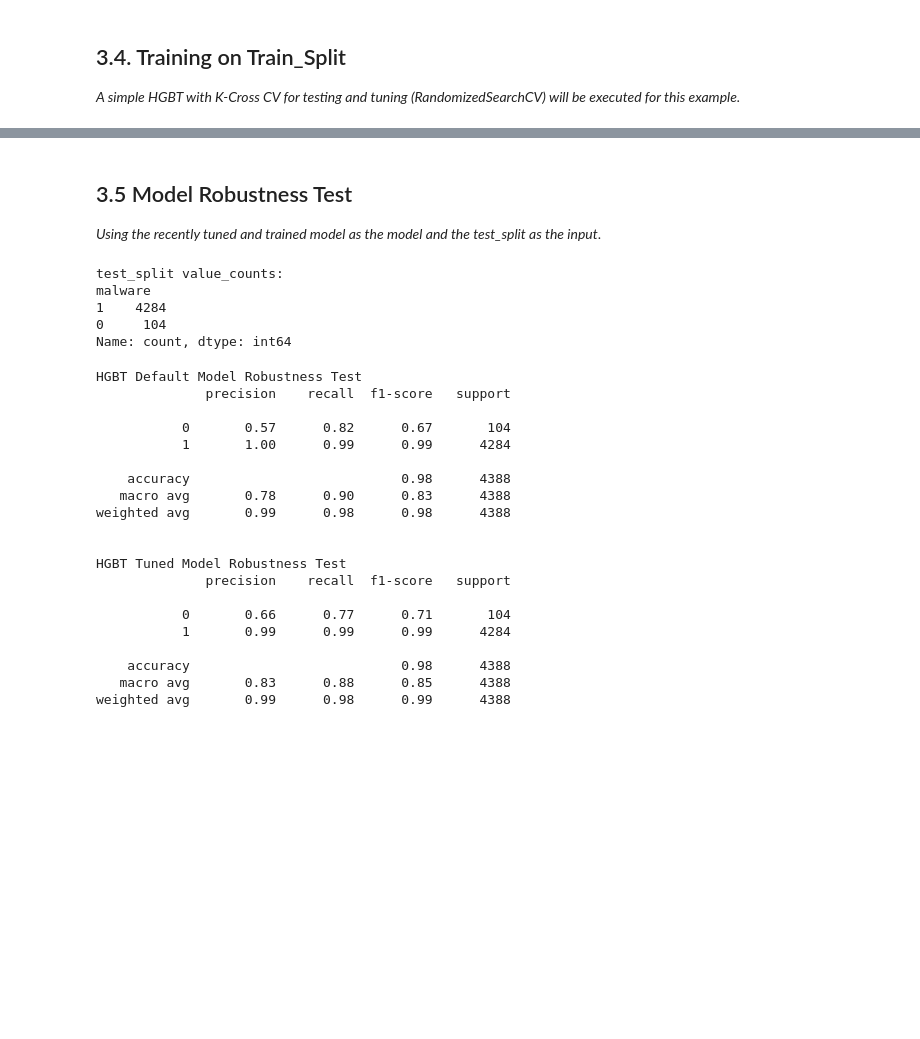
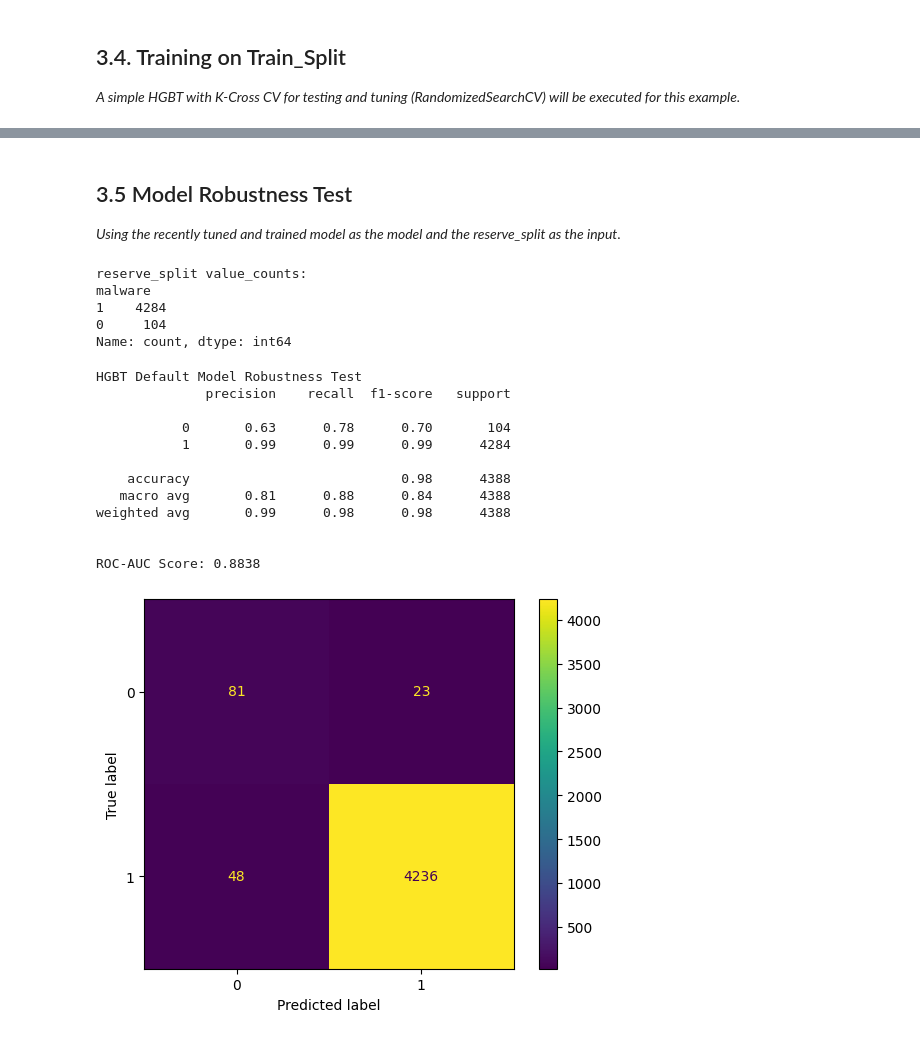
Before and after one commit to jm55/THESIS, a Jupyter notebook: ML Test/Balancing Oliveira/Balancing_Oliveira.ipynb, the cells around one changed output, grey strips where cells are left out. Cells and saved outputs as stored; diff of their text form; code cells hidden in the pictures; blank space fills up the shorter version.

```diff
--- a/ML Test/Balancing Oliveira/Balancing_Oliveira.ipynb
+++ b/ML Test/Balancing Oliveira/Balancing_Oliveira.ipynb
@@ -344,14 +346,14 @@ oli.head()
 X = oli.iloc[:,0:101] #features
 y = oli.iloc[:,101] #label
 
-#Splitting to train_split and test_split
+#Splitting to train_split and reserve_split
 X_train, X_test, y_train, y_test = train_test_split(X, y, test_size=0.10, random_state=1)
 
 #Building train_split dataframe.
 train_split = pd.concat([X_train,y_train.copy()], axis=1)
 
-#Building test_split dataframe.
-test_split = pd.concat([X_test,y_test.copy()], axis=1)
+#Building reserve_split dataframe.
+reserve_split = pd.concat([X_test,y_test.copy()], axis=1)
 # %%
 print("train_split shape:", train_split.shape)
 print("train_split value_counts:")
@@ -505,7 +507,7 @@ def kfolds(X,y,model):
     return sublist
 
 def auto_tune(setup, model, X_train, y_train, X_test, worker=-1):
-    auto_tuner = RandomizedSearchCV(model, setup, refit=True, cv=5, verbose=2, n_jobs=worker, error_score=0, random_state=1)
+    auto_tuner = RandomizedSearchCV(model, setup, refit=True, cv=5, verbose=1, n_jobs=worker, error_score=0, random_state=1)
     auto_tuner.fit(X_train,y_train)
     auto_tuner.predict(X_test)
     return auto_tuner.best_params_
@@ -516,9 +518,9 @@ def model_test(X, y , X_train, X_test, y_train, y_test, model, model_label):
     model.fit(X_train, y_train)
     print(f"Completed! - {time.time()-start:.4f}s")
     y_pred = model.predict(X_test)
-    print(classification_report(y_test, y_pred),"\n")
+    print(classification_report(y_test, y_pred, digits=4),"\n")
     #K-Folds prior to tuning.
-    for s in kfolds(X_test,y_test,model):
+    for s in kfolds(X, y, model):
         print(s)
     return model
 # %%
@@ -620,46 +598,43 @@ Fold: 0 - 22.672250986099243 seconds
 # %% [markdown]
 ## 3.5 Model Robustness Test
 
-*Using the recently tuned and trained model as the model and the test_split as the input*.
+*Using the recently tuned and trained model as the model and the reserve_split as the input*.
 # %%
-print("test_split value_counts:")
-print(test_split['malware'].value_counts())
+print("reserve_split value_counts:")
+print(reserve_split['malware'].value_counts())
 # %% [output]
-test_split value_counts:
+reserve_split value_counts:
 malware
 1    4284
 0     104
 Name: count, dtype: int64
 # %%
 #These two are effectively X_test and y_test
-X = test_split.iloc[:,1:101]
-y = test_split.iloc[:,101]
+X = reserve_split.iloc[:,1:101]
+y = reserve_split.iloc[:,101]
 
 y_pred = hgbt.predict(X)
 print("HGBT Default Model Robustness Test")
 print(classification_report(y, y_pred),"\n")
 
-y_pred = hgbt_t.predict(X)
-print("HGBT Tuned Model Robustness Test")
-print(classification_report(y, y_pred),"\n")
+print("ROC-AUC Score:", round(roc_auc_score(y, y_pred),4))
+
+#Create confusion matrix
+hgbt_cm = confusion_matrix(y, y_pred)
+disp = ConfusionMatrixDisplay(confusion_matrix=hgbt_cm)
+disp.plot()
+plt.show()
 # %% [output]
 HGBT Default Model Robustness Test
               precision    recall  f1-score   support
 
-           0       0.57      0.82      0.67       104
-           1       1.00      0.99      0.99      4284
+           0       0.63      0.78      0.70       104
+           1       0.99      0.99      0.99      4284
 
     accuracy                           0.98      4388
-   macro avg       0.78      0.90      0.83      4388
+   macro avg       0.81      0.88      0.84      4388
 weighted avg       0.99      0.98      0.98      4388
 
 
-HGBT Tuned Model Robustness Test
-              precision    recall  f1-score   support
-
-           0       0.66      0.77      0.71       104
-           1       0.99      0.99      0.99      4284
-
-    accuracy                           0.98      4388
-   macro avg       0.83      0.88      0.85      4388
-weighted avg       0.99      0.98      0.99      4388
+ROC-AUC Score: 0.8838
+[figure, added]
```
Also changed, not shown: parts of 15 cells of this notebook.
